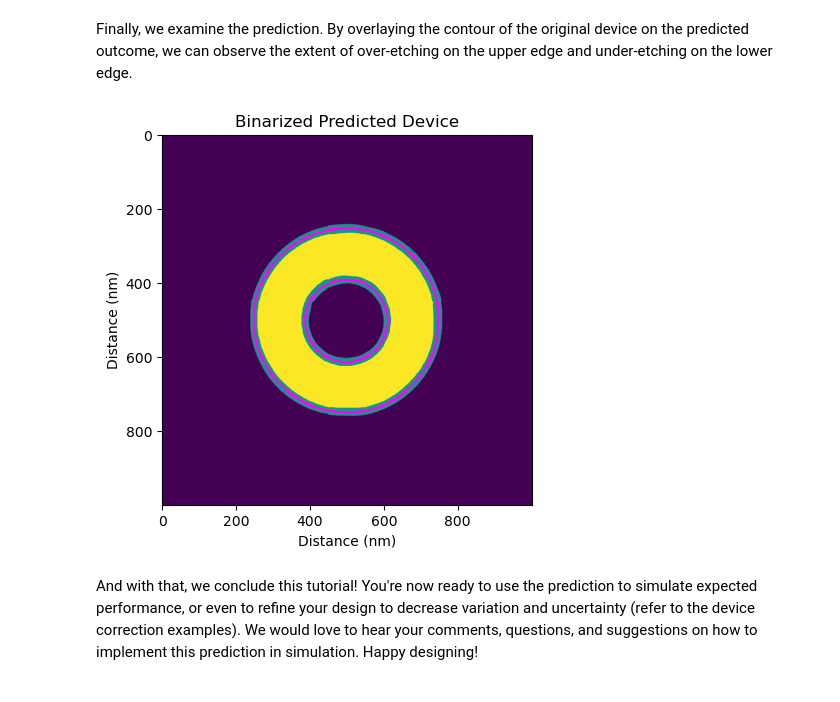
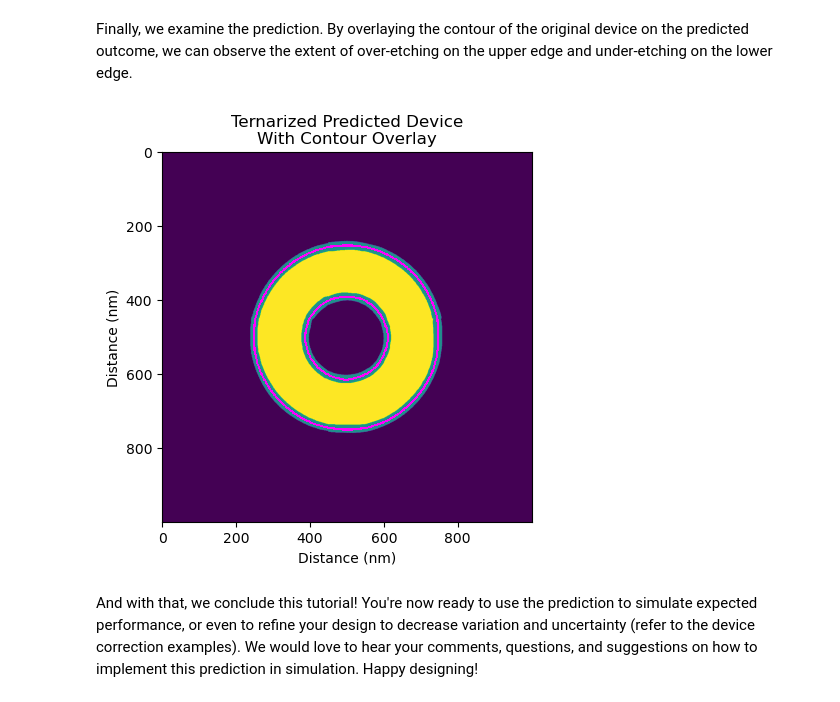
Before and after one commit to PreFab-Photonics/PreFab, a Jupyter notebook: examples/4_prediction_silicon_nitride.ipynb, the cells around one changed output. Drawn from its saved outputs; the diff is of its cells as text; code cells hidden in the pictures.

Commit message:
Fixed "binarized" to "ternarized"

```diff
--- a/examples/4_prediction_silicon_nitride.ipynb
+++ b/examples/4_prediction_silicon_nitride.ipynb
@@ -52,11 +52,11 @@ Finally, we examine the prediction. By overlaying the contour of the original de
 # %%
 plt.imshow(pf.ternarize(prediction))
 plt.imshow(pf.generate_device_contour(prediction), cmap='spring')
-plt.title('Binarized Predicted Device')
+plt.title('Ternarized Predicted Device\nWith Contour Overlay')
 plt.ylabel('Distance (nm)')
 plt.xlabel('Distance (nm)')
 plt.show()
 # %% [output]
-[figure, old version]
+[figure, new version]
 # %% [markdown]
 And with that, we conclude this tutorial! You're now ready to use the prediction to simulate expected performance, or even to refine your design to decrease variation and uncertainty (refer to the device correction examples). We would love to hear your comments, questions, and suggestions on how to implement this prediction in simulation. Happy designing!
```
Also changed, not shown: parts of 1 cell of this notebook.
